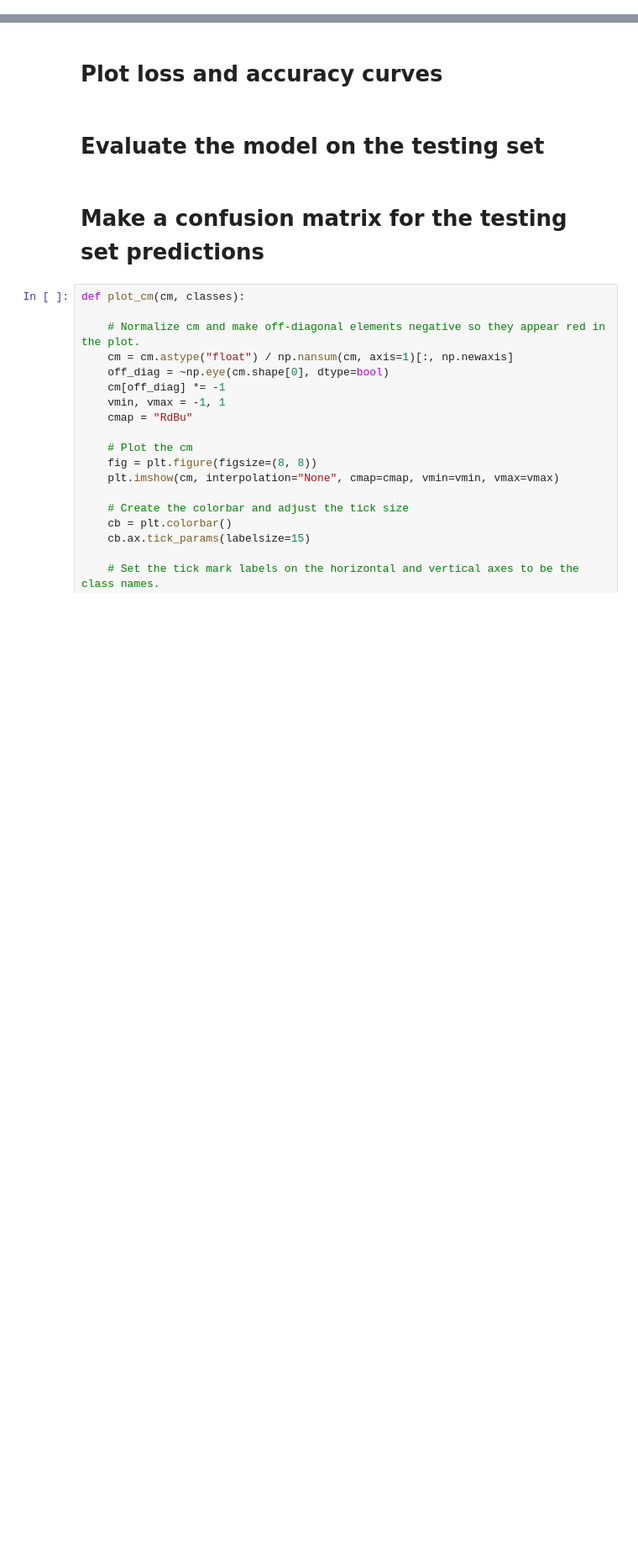
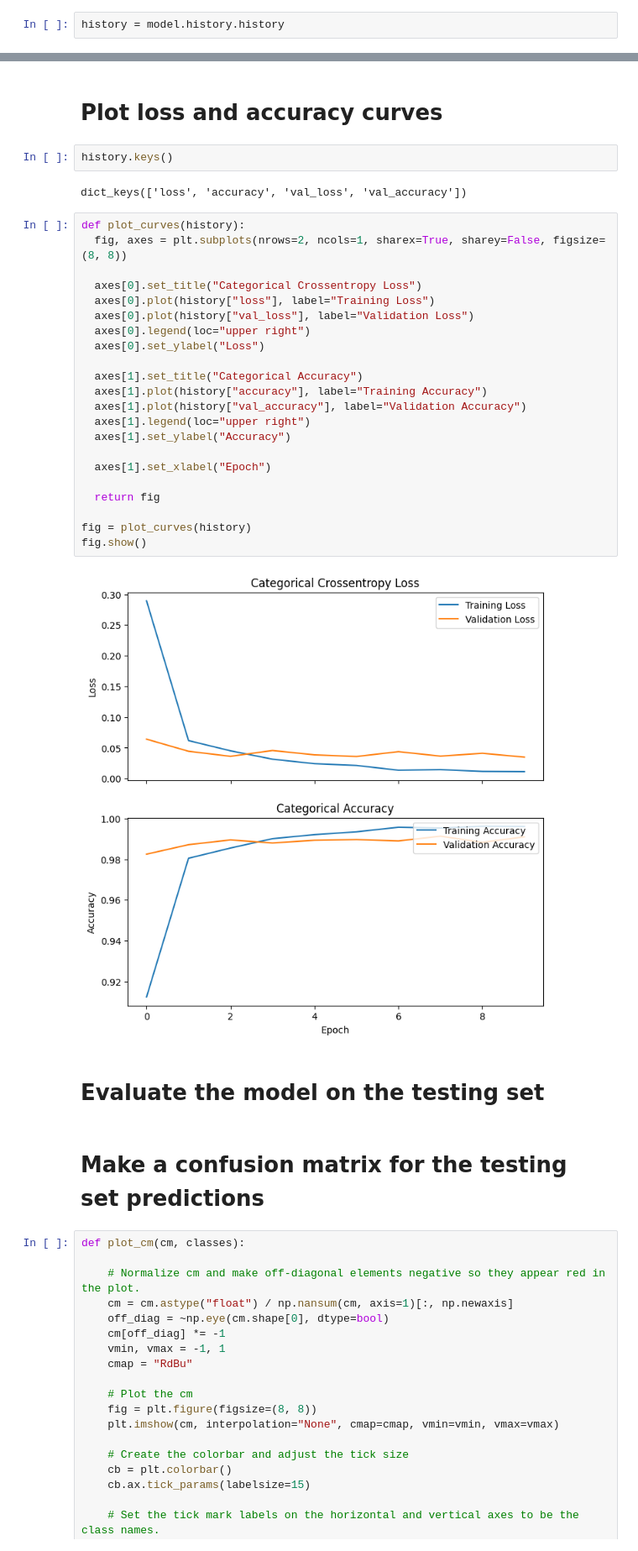
Before and after one commit to Midun32/FDSFE_AAdesola, a Jupyter notebook: CodesInClass/Copy_of_FDSfE_cnn_28nov23.ipynb, the cells around one changed output, grey strips where cells are left out. Shown at 84% size. Saved outputs shown, nothing was run; the diff lists cells and outputs as text; blank space fills up the shorter version.

```diff
--- a/CodesInClass/Copy_of_FDSfE_cnn_28nov23.ipynb
+++ b/CodesInClass/Copy_of_FDSfE_cnn_28nov23.ipynb
@@ -238,4 +241,6 @@ Epoch 10/10
 <keras.src.callbacks.History at 0x...>
+# %%
+history = model.history.history
 # %%
 model.evaluate(xnr_test, yoh_test)
 # %% [output]
@@ -244,5 +249,33 @@ model.evaluate(xnr_test, yoh_test)
 # %% [markdown]
 # Plot loss and accuracy curves
+# %%
+history.keys()
+# %% [output]
+dict_keys(['loss', 'accuracy', 'val_loss', 'val_accuracy'])
+# %%
+def plot_curves(history):
+  fig, axes = plt.subplots(nrows=2, ncols=1, sharex=True, sharey=False, figsize=(8, 8))
+
+  axes[0].set_title("Categorical Crossentropy Loss")
+  axes[0].plot(history["loss"], label="Training Loss")
+  axes[0].plot(history["val_loss"], label="Validation Loss")
+  axes[0].legend(loc="upper right")
+  axes[0].set_ylabel("Loss")
+
+  axes[1].set_title("Categorical Accuracy")
+  axes[1].plot(history["accuracy"], label="Training Accuracy")
+  axes[1].plot(history["val_accuracy"], label="Validation Accuracy")
+  axes[1].legend(loc="upper right")
+  axes[1].set_ylabel("Accuracy")
+
+  axes[1].set_xlabel("Epoch")
+
+  return fig
+
+fig = plot_curves(history)
+fig.show()
+# %% [output]
+[figure, added]
 # %% [markdown]
 # Evaluate the model on the testing set
 # %% [markdown]
```
Also changed, not shown: parts of 8 cells of this notebook.
